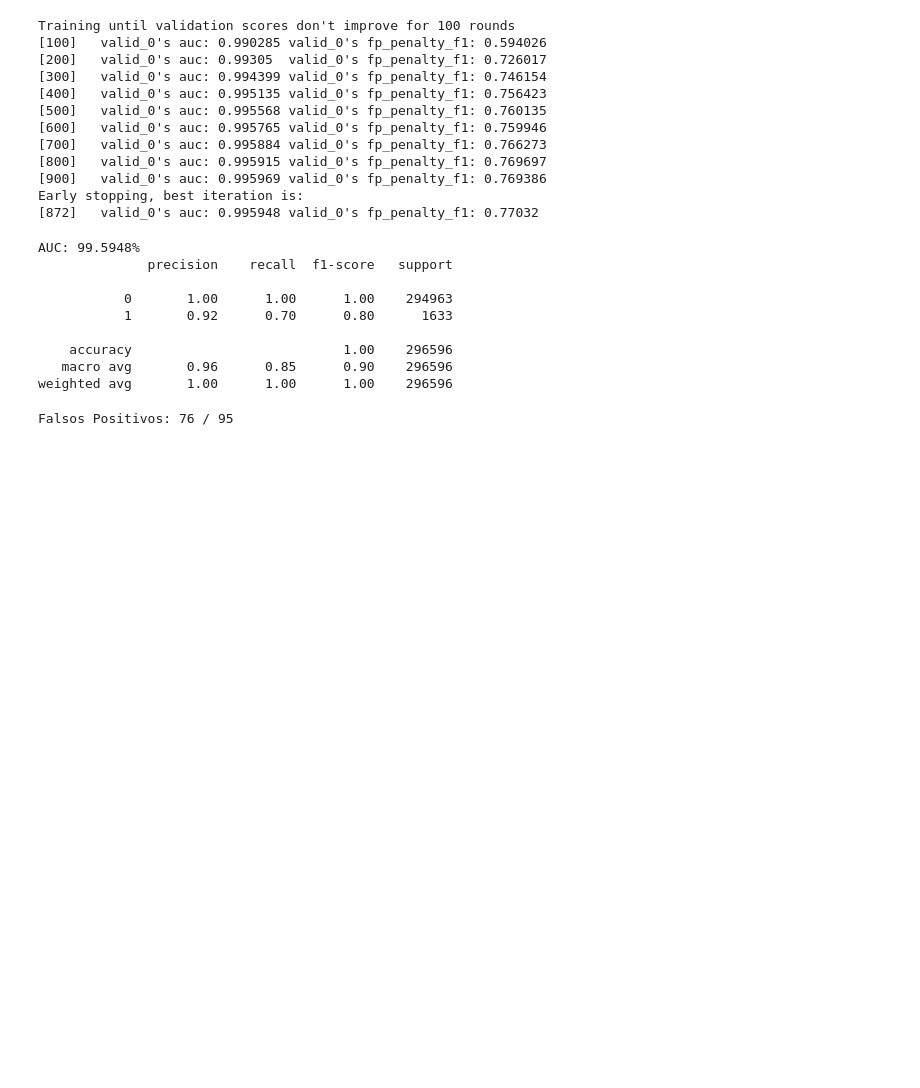
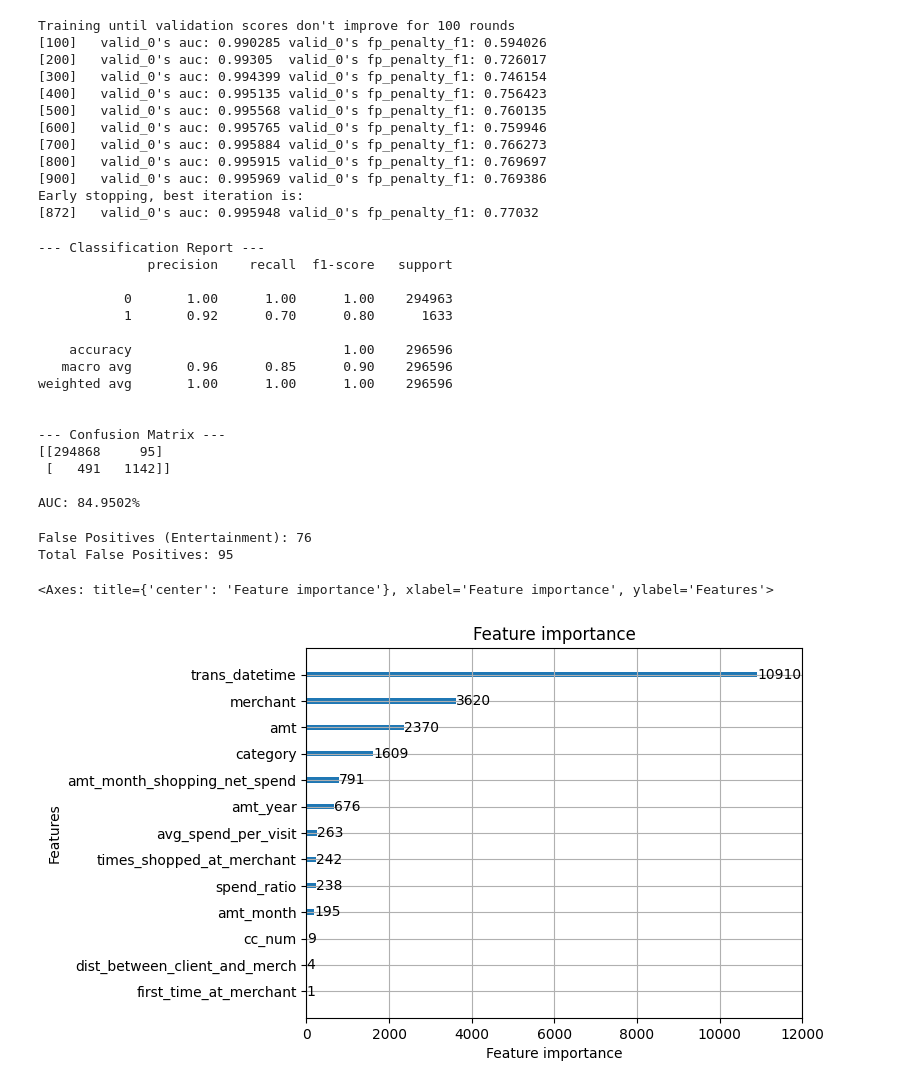
Before and after one commit to AleMar21430/Plus-TI-1, a Jupyter notebook: Target Feature.ipynb, the cells around one changed output. Drawn from its saved outputs; the diff is of its cells as text; code cells hidden in the pictures; blank space fills up the shorter version.

```diff
--- a/Target Feature.ipynb
+++ b/Target Feature.ipynb
@@ -131,11 +131,18 @@ Early stopping, best iteration is:
 [872]   valid_0's auc: 0.995948 valid_0's fp_penalty_f1: 0.77032
 # %%
 # Predict and evaluate
-y_pred = model.predict(X_test_model)
-print(f"AUC: {roc_auc_score(y_test, y_pred) * 100:.4f}%")
-print(classification_report(y_test, (y_pred > 0.5).astype(int)))
+y_pred_proba = model.predict(X_test_model)
+y_pred = (y_pred_proba > 0.5).astype(int)
+
+print("\n--- Classification Report ---")
+print(classification_report(y_test, y_pred))
+
+print("\n--- Confusion Matrix ---")
+print(confusion_matrix(y_test, y_pred))
+
+print(f"\nAUC: {roc_auc_score(y_test, y_pred_proba) * 100:.4f}%")
 # %% [output]
-AUC: 99.5948%
+--- Classification Report ---
               precision    recall  f1-score   support
 
            0       1.00      1.00      1.00    294963
@@ -144,12 +151,25 @@ AUC: 99.5948%
     accuracy                           1.00    296596
    macro avg       0.96      0.85      0.90    296596
 weighted avg       1.00      1.00      1.00    296596
+
+
+--- Confusion Matrix ---
+[[294868     95]
+ [   491   1142]]
+
+AUC: 84.9502%
 # %%
-pred = model.predict(X_test_model)
-bins = (pred > 0.5).astype(int)
-is_entertainment = X_test['is_entertainment']
+fp_mask = (y_test == 0) & (y_pred == 1)
+fp_count_entertainment = fp_mask[X_test['is_entertainment'] == True].sum()
+fp_total = fp_mask.sum()
 
-fp = (y_test == 0) & (bins == 1)
-print(f"Falsos Positivos: {fp[is_entertainment].sum()} / {fp.sum()}")
+print(f"\nFalse Positives (Entertainment): {fp_count_entertainment}")
+print(f"Total False Positives: {fp_total}")
 # %% [output]
-Falsos Positivos: 76 / 95
+False Positives (Entertainment): 76
+Total False Positives: 95
+# %%
+lgb.plot_importance(model, max_num_features=20)
+# %% [output]
+<Axes: title={'center': 'Feature importance'}, xlabel='Feature importance', ylabel='Features'>
+[figure, added]
```
Also changed, not shown: parts of 1 cell of this notebook.
